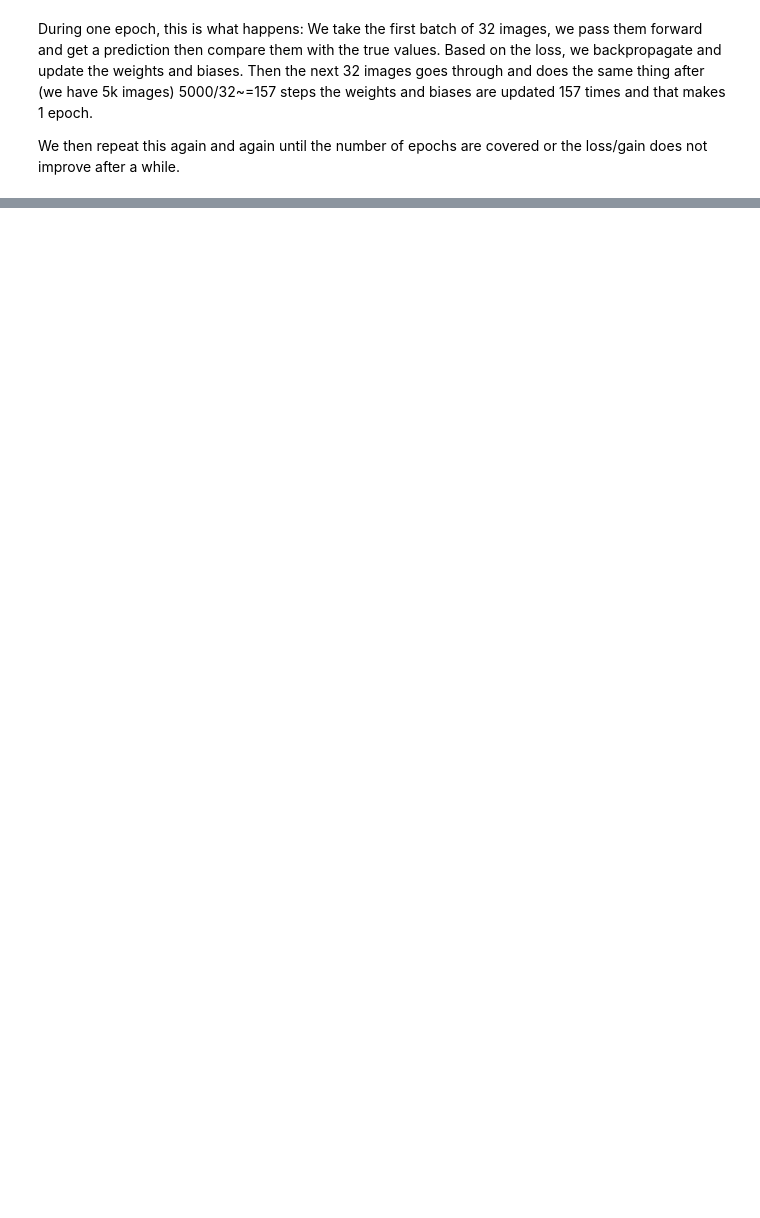
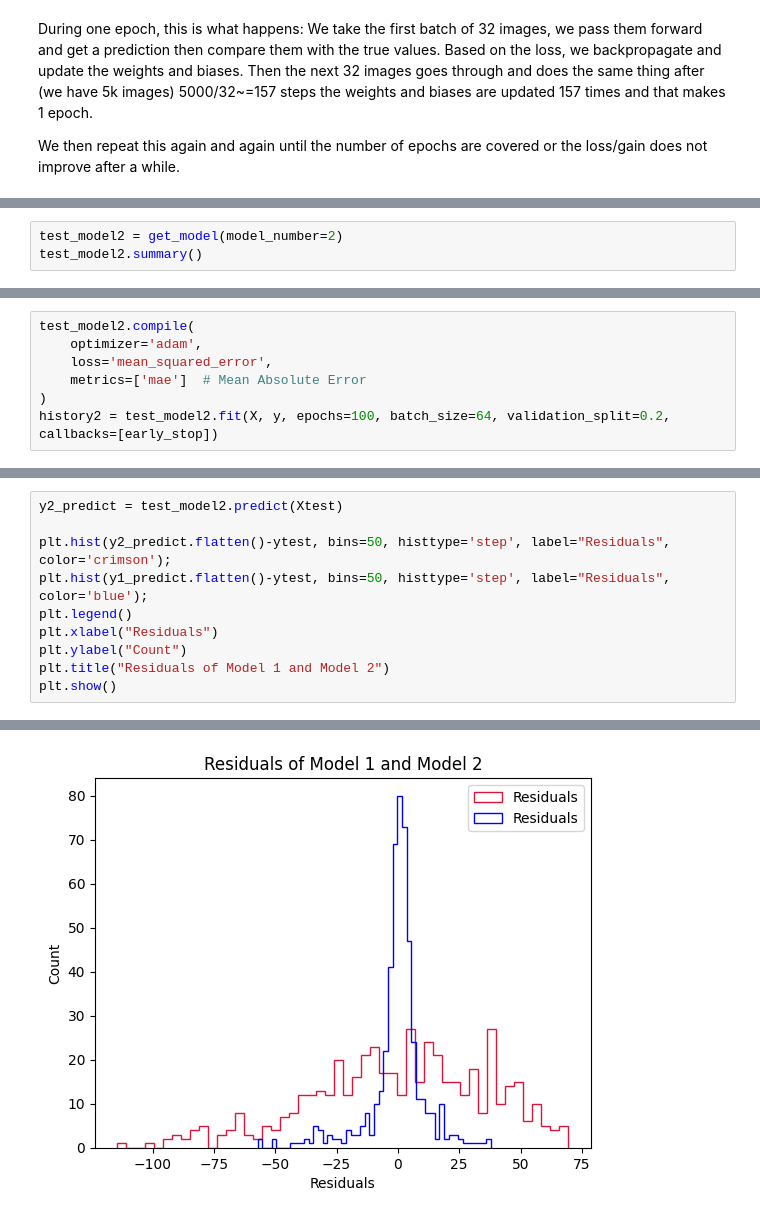
Before and after one commit to KaraMelih/HypotAI, a Jupyter notebook: notebooks/Convolutional_NeuralNetworks.ipynb, the cells around one changed output, grey strips where cells are left out. Cells and saved outputs as stored; diff of their text form; blank space fills up the shorter version.

```diff
--- a/notebooks/Convolutional_NeuralNetworks.ipynb
+++ b/notebooks/Convolutional_NeuralNetworks.ipynb
@@ -188,0 +201,3 @@ plt.show()
+# %%
+test_model2 = get_model(model_number=2)
+test_model2.summary()
@@ -188,0 +226,7 @@ plt.show()
+# %%
+test_model2.compile(
+    optimizer='adam',
+    loss='mean_squared_error',
+    metrics=['mae']  # Mean Absolute Error
+)
+history2 = test_model2.fit(X, y, epochs=100, batch_size=64, validation_split=0.2, callbacks=[early_stop])
@@ -188,0 +251,11 @@ plt.show()
+# %%
+y2_predict = test_model2.predict(Xtest)
+
+plt.hist(y2_predict.flatten()-ytest, bins=50, histtype='step', label="Residuals", color='crimson');
+plt.hist(y1_predict.flatten()-ytest, bins=50, histtype='step', label="Residuals", color='blue');
+plt.legend()
+plt.xlabel("Residuals")
+plt.ylabel("Count")
+plt.title("Residuals of Model 1 and Model 2")
+plt.show()
+# %% [output]
@@ -188,0 +263 @@ plt.show()
+[figure, added]
```
Also changed, not shown: parts of 16 cells of this notebook, 1 other file.
